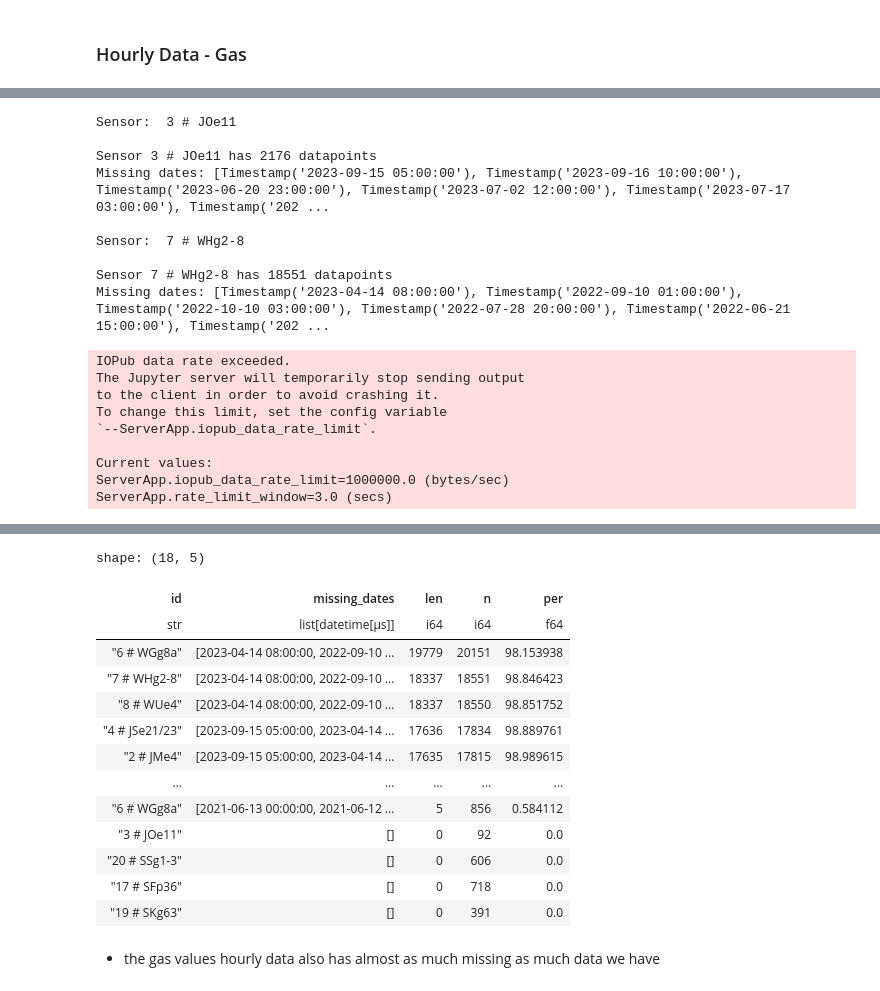
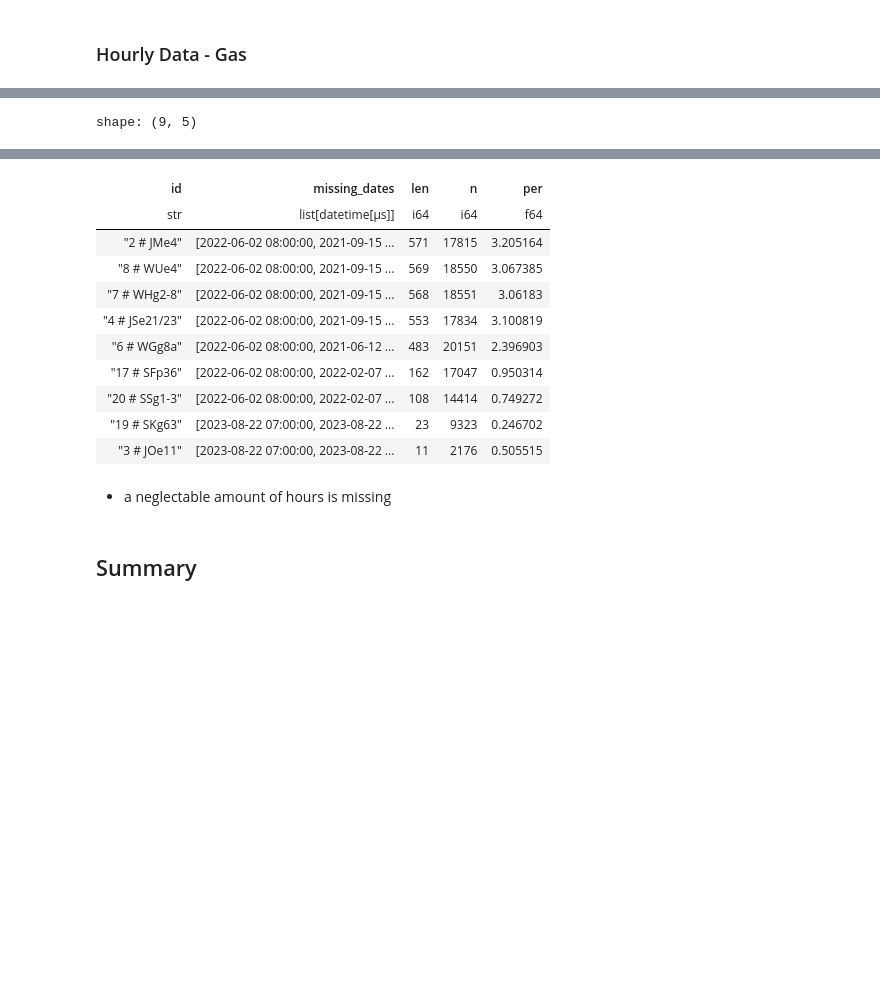
Before and after one commit to marja-w/energy-forecast-benchmark, a Jupyter notebook: notebooks/1.0-mw-data-exploration-dh-kinergy.ipynb, the cells around one changed output, grey strips where cells are left out. Saved outputs shown, nothing was run; the diff lists cells and outputs as text; code cells hidden in the pictures; blank space fills up the shorter version.

```diff
--- a/notebooks/1.0-mw-data-exploration-dh-kinergy.ipynb
+++ b/notebooks/1.0-mw-data-exploration-dh-kinergy.ipynb
@@ -12,9 +12,10 @@ This notebook will
 # %%
 import polars as pl
 
-from src.energy_forecast.config import RAW_DATA_DIR
+from src.energy_forecast.config import RAW_DATA_DIR, DATA_DIR
 
 dh_hourly = RAW_DATA_DIR / "district_heating_hourly.csv"
 dh_daily = RAW_DATA_DIR / "district_heating_daily.csv"
 kinergy_daily = RAW_DATA_DIR / "kinergy_daily.csv"
 kinergy_hourly = RAW_DATA_DIR / "kinergy_hourly.csv"
+legacy_daily = DATA_DIR / "legacy_data" / "legacy_systen_counter_daily_values.csv"
@@ -49,7 +60,6 @@ df_kinergy_daily = pl.read_csv(kinergy_daily)
 df_kinergy_daily = df_kinergy_daily.with_columns(pl.col("date").str.to_date(),
                                                  pl.lit("kinergy").alias("source")
                                                  ).rename({"hash": "id"}
-                                                          ).select(
-    ["id", "date", "Val", "diff", "primary_energy", "qmbehfl", "anzlwhg", "adresse", "ort", "plz", "source"])
+                                                          ).select(col_list)
 df_kinergy_daily
 # %% [output]
@@ -87,0 +141,3 @@ shape: (56_253, 11)
+# %%
+df_daily = pl.concat([df_daily, df_leg], how="diagonal")
+df_daily
@@ -576,39 +667,4 @@ shape: (9, 4)
 # %%
-for row in df_time.iter_rows():
-    id = row[0]
-    print("\nSensor: ", id, "\n")
-    print(f"Sensor {id} has {row[1]} datapoints")
-    start_date = row[2]
-    end_date = row[3]
-
-    date_list_rec = df_daily.filter(pl.col("id") == id).select(pl.col("date")).to_pandas()["date"].tolist()
-    one_day = timedelta(days=1)
-    D = "h"
-
-    date_list = pd.date_range(start_date, end_date, freq=D)
-
-    missing_dates_sensor = list(set(date_list) - set(date_list_rec))
-    print(f"Missing dates: {missing_dates_sensor}")
-    missing_dates.append(
-        {"id": id, "missing_dates": missing_dates_sensor, "len": len(missing_dates_sensor), "n": row[1],
-         "per": (((row[1] + len(missing_dates_sensor)) / (row[1])) * 100) - 100})
-pl.DataFrame(missing_dates).sort(pl.col("len"), descending=True)
+get_missing_dates(df_hourly, "gas", "H")
 # %% [output]
-Sensor:  3 # JOe11
-
-Sensor 3 # JOe11 has 2176 datapoints
-Missing dates: [Timestamp('2023-09-15 05:00:00'), Timestamp('2023-09-16 10:00:00'), Timestamp('2023-06-20 23:00:00'), Timestamp('2023-07-02 12:00:00'), Timestamp('2023-07-17 03:00:00'), Timestamp('202 ...
-
-Sensor:  7 # WHg2-8
-
-Sensor 7 # WHg2-8 has 18551 datapoints
-Missing dates: [Timestamp('2023-04-14 08:00:00'), Timestamp('2022-09-10 01:00:00'), Timestamp('2022-10-10 03:00:00'), Timestamp('2022-07-28 20:00:00'), Timestamp('2022-06-21 15:00:00'), Timestamp('202 ...
+shape: (9, 5)
-IOPub data rate exceeded.
-The Jupyter server will temporarily stop sending output
-to the client in order to avoid crashing it.
-To change this limit, set the config variable
-`--ServerApp.iopub_data_rate_limit`.
-
-Current values:
-ServerApp.iopub_data_rate_limit=1000000.0 (bytes/sec)
-ServerApp.rate_limit_window=3.0 (secs)
@@ -616,16 +671,13 @@ Missing dates: [Timestamp('2023-09-15 05:00:00'), Timestamp('2023-04-14 08:00:00
-shape: (18, 5)
 | id | missing_dates | len | n | per |
 | str | list[datetime[μs]] | i64 | i64 | f64 |
-| "6 # WGg8a" | [2023-04-14 08:00:00, 2022-09-10 ... | 19779 | 20151 | 98.153938 |
-| "7 # WHg2-8" | [2023-04-14 08:00:00, 2022-09-10 ... | 18337 | 18551 | 98.846423 |
-| "8 # WUe4" | [2023-04-14 08:00:00, 2022-09-10 ... | 18337 | 18550 | 98.851752 |
-| "4 # JSe21/23" | [2023-09-15 05:00:00, 2023-04-14 ... | 17636 | 17834 | 98.889761 |
-| "2 # JMe4" | [2023-09-15 05:00:00, 2023-04-14 ... | 17635 | 17815 | 98.989615 |
-| … | … | … | … | … |
-| "6 # WGg8a" | [2021-06-13 00:00:00, 2021-06-12 ... | 5 | 856 | 0.584112 |
-| "3 # JOe11" | [] | 0 | 92 | 0.0 |
-| "20 # SSg1-3" | [] | 0 | 606 | 0.0 |
-| "17 # SFp36" | [] | 0 | 718 | 0.0 |
-| "19 # SKg63" | [] | 0 | 391 | 0.0 |
+| "2 # JMe4" | [2022-06-02 08:00:00, 2021-09-15 ... | 571 | 17815 | 3.205164 |
+| "8 # WUe4" | [2022-06-02 08:00:00, 2021-09-15 ... | 569 | 18550 | 3.067385 |
+| "7 # WHg2-8" | [2022-06-02 08:00:00, 2021-09-15 ... | 568 | 18551 | 3.06183 |
+| "4 # JSe21/23" | [2022-06-02 08:00:00, 2021-09-15 ... | 553 | 17834 | 3.100819 |
+| "6 # WGg8a" | [2022-06-02 08:00:00, 2021-06-12 ... | 483 | 20151 | 2.396903 |
+| "17 # SFp36" | [2022-06-02 08:00:00, 2022-02-07 ... | 162 | 17047 | 0.950314 |
+| "20 # SSg1-3" | [2022-06-02 08:00:00, 2022-02-07 ... | 108 | 14414 | 0.749272 |
+| "19 # SKg63" | [2023-08-22 07:00:00, 2023-08-22 ... | 23 | 9323 | 0.246702 |
+| "3 # JOe11" | [2023-08-22 07:00:00, 2023-08-22 ... | 11 | 2176 | 0.505515 |
 # %% [markdown]
-- the gas values hourly data also has almost as much missing as much data we have
+- a neglectable amount of hours is missing
@@ -631,0 +703,2 @@ shape: (18, 5)
+# %% [markdown]
+## Summary
```
Also changed, not shown: parts of 40 cells of this notebook.
